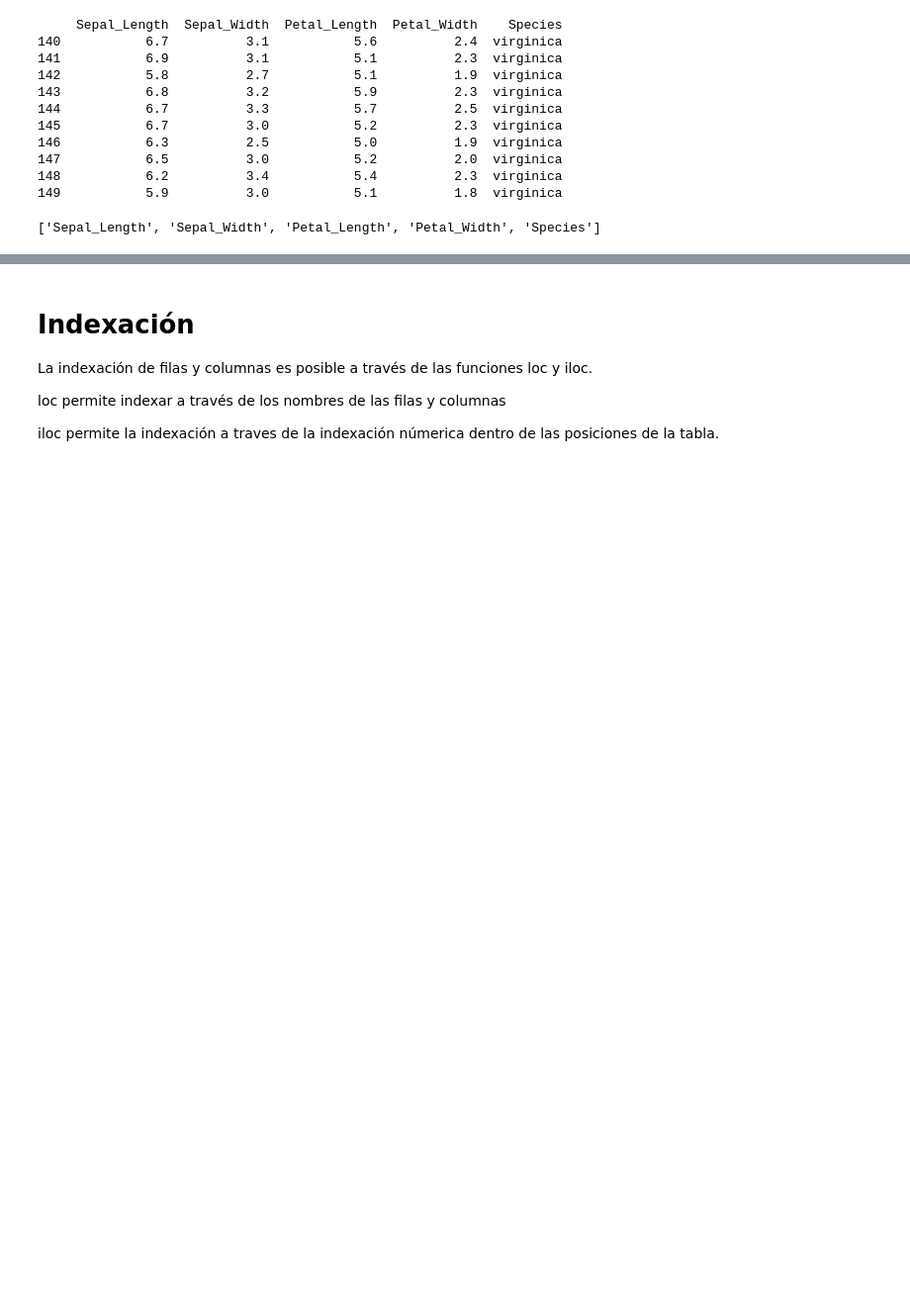
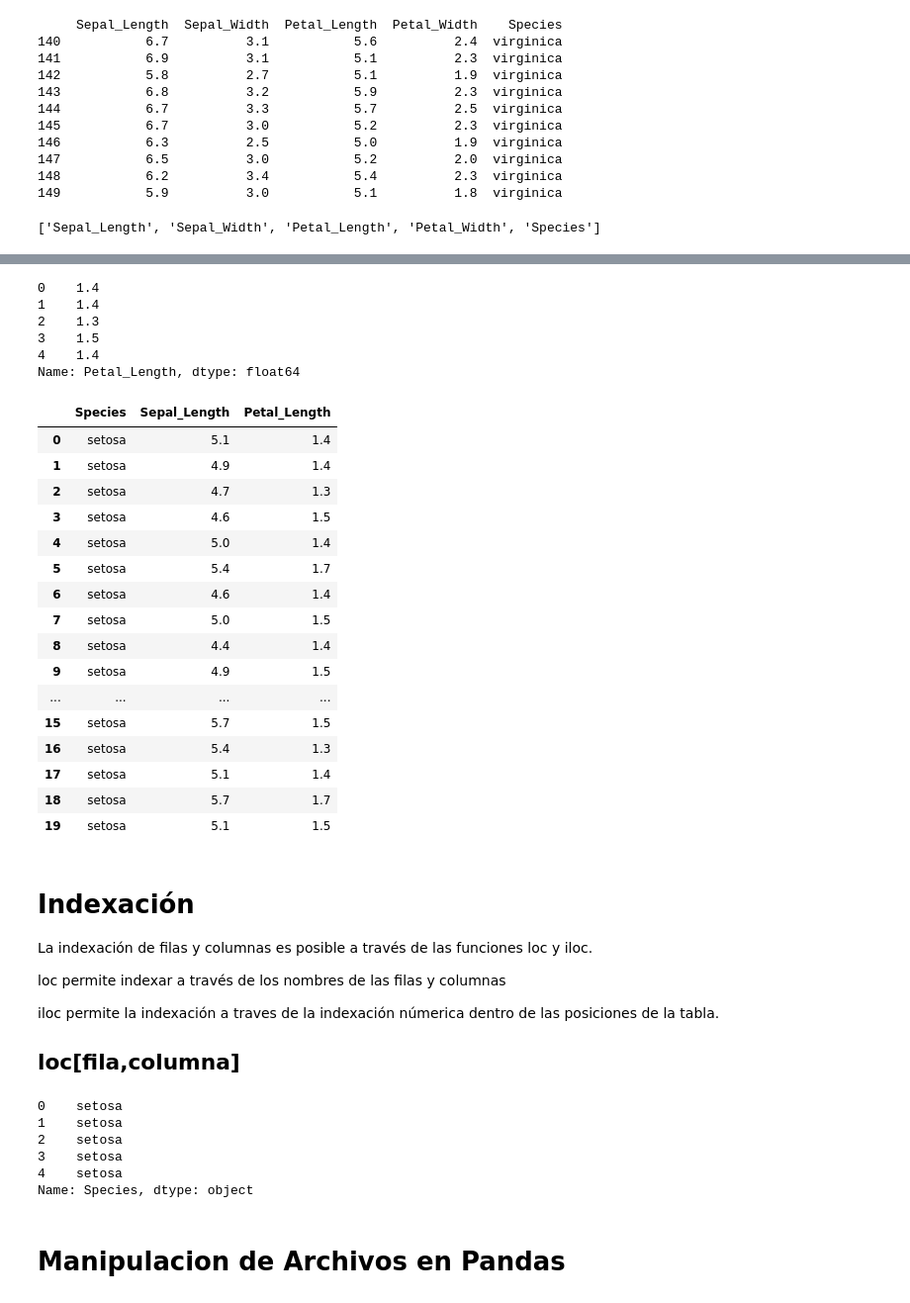
Before and after one commit to EderDataDriven/EderDataDriven, a Jupyter notebook: Python_Librerias.ipynb, the cells around one changed output, grey strips where cells are left out. Shown at 99% size. Cells and saved outputs as stored; diff of their text form; code cells hidden in the pictures; blank space fills up the shorter version.

```diff
--- a/Python_Librerias.ipynb
+++ b/Python_Librerias.ipynb
@@ -316,5 +343,34 @@ list(archivo.axes[1])
 # %%
 # Acceder al valor de la columna a traves del operador '.'
+archivo.get('Petal_Length').head()
+# %% [output]
+0    1.4
+1    1.4
+2    1.3
+3    1.5
+4    1.4
+Name: Petal_Length, dtype: float64
+# %%
+my_df = archivo[['Species', 'Sepal_Length', 'Petal_Length']].head(20)
+my_df
+# %% [output]
+|  | Species | Sepal_Length | Petal_Length |
+| 0 | setosa | 5.1 | 1.4 |
+| 1 | setosa | 4.9 | 1.4 |
+| 2 | setosa | 4.7 | 1.3 |
+| 3 | setosa | 4.6 | 1.5 |
+| 4 | setosa | 5.0 | 1.4 |
+| 5 | setosa | 5.4 | 1.7 |
+| 6 | setosa | 4.6 | 1.4 |
+| 7 | setosa | 5.0 | 1.5 |
+| 8 | setosa | 4.4 | 1.4 |
+| 9 | setosa | 4.9 | 1.5 |
+| ... | ... | ... | ... |
+| 15 | setosa | 5.7 | 1.5 |
+| 16 | setosa | 5.4 | 1.3 |
+| 17 | setosa | 5.1 | 1.4 |
+| 18 | setosa | 5.7 | 1.7 |
+| 19 | setosa | 5.1 | 1.5 |
 # %% [markdown]
 # Indexación
 
@@ -323,3 +379,16 @@ La indexación de filas y columnas es posible a través de las funciones loc y i
 loc permite indexar a través de los nombres de las filas y columnas
 
 iloc permite la indexación a traves de la indexación númerica dentro de las posiciones de la tabla.
+
+## **loc[fila,columna]**
+# %%
+archivo.loc[:].Species.head()
+# %% [output]
+0    setosa
+1    setosa
+2    setosa
+3    setosa
+4    setosa
+Name: Species, dtype: object
+# %% [markdown]
+# Manipulacion de Archivos en Pandas
```
Also changed, not shown: parts of 12 cells of this notebook.
